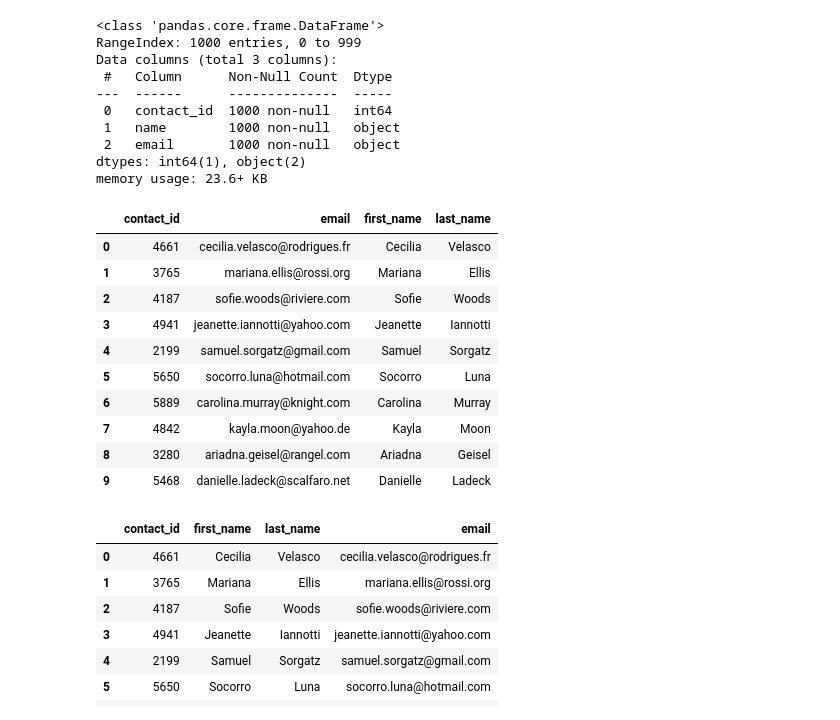
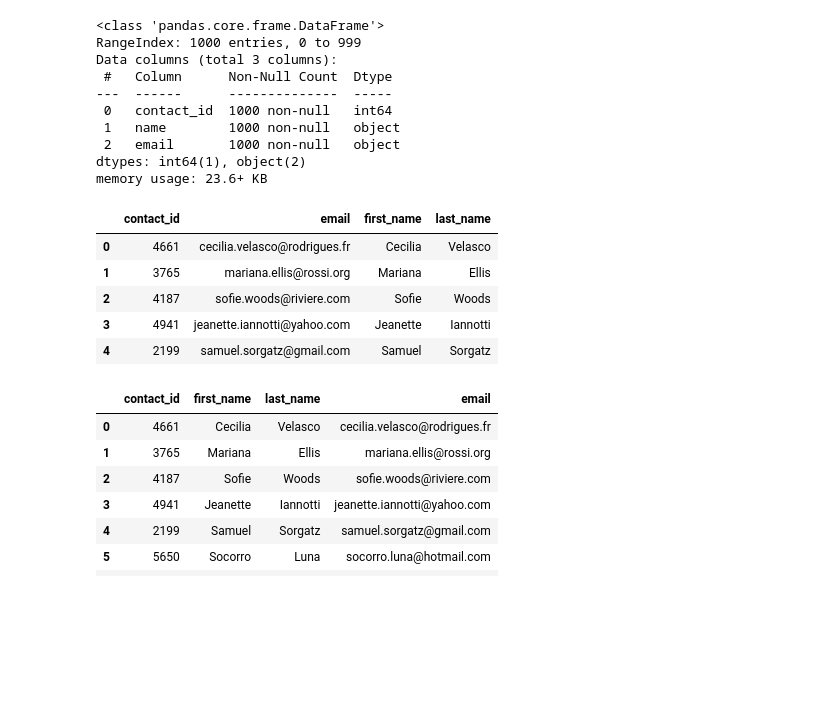
Before and after one commit to davidzigun/Crowdfunding_ETL, a Jupyter notebook: Starter_Files/Resources/ETL_Mini_Project_AMondal_DZigun.ipynb, the cells around one changed output. Saved outputs shown, nothing was run; the diff lists cells and outputs as text; code cells hidden in the pictures; blank space fills up the shorter version.

```diff
--- a/Starter_Files/Resources/ETL_Mini_Project_AMondal_DZigun.ipynb
+++ b/Starter_Files/Resources/ETL_Mini_Project_AMondal_DZigun.ipynb
@@ -287,8 +300,9 @@ campaign_cleaned.to_csv("Resources/campaign.csv", index=False)
 ### Extract the contacts.xlsx Data.
 # %%
 # Read the data into a Pandas DataFrame. Use the `header=2` parameter when reading in the data.
-contact_info_df = pd.read_excel('Resources/contacts.xlsx', header=2)
-contact_info_df.head()
+contact_info_df = pd.read_excel('../Resources/contacts.xlsx', header=3)
+contact_info_df.count()
+contact_info_df
 # %% [output]
 |  | contact_info |
 | 0 | {"contact_id": 4661, "name": "Cec... |
@@ -313,6 +334,10 @@ Then export the DataFrame as a `contacts.csv` CSV file.
 import json
 dict_values = []
 
+for i, row in contact_info_df.iterrows():
+    contact_info_dict = json.loads(row['contact_info'])
+    row_values = [v for k, v in contact_info_dict.items()]
+    dict_values.append(row_values)
 
 # Print out the list of values for each row.
 print(dict_values)
@@ -321,4 +346,16 @@ print(dict_values)
 # %%
 # Create a contact_info DataFrame and add each list of values, i.e., each row
 # to the 'contact_id', 'name', 'email' columns.
+dict_column_names = []
+
+for i, row in contact_info_df.iterrows():
+    contact_info_dict = json.loads(row['contact_info'])
+    columns = [k for k,v in contact_info_dict.items()]
+    dict_column_names.append(columns)
+
+# Print out the list of values for each row.
+print(dict_column_names[0])
+
+new_contact_df = pd.DataFrame(dict_values, columns=dict_column_names[0])
+new_contact_df.head()
 # %% [output]
@@ -343,20 +382,19 @@ dtypes: int64(1), object(2)
 memory usage: 23.6+ KB
 # %%
 # Create a "first"name" and "last_name" column with the first and last names from the "name" column.
+new_contact_df['first_name'] = new_contact_df['name'].str.split().str[0]
+new_contact_df['last_name'] = new_contact_df['name'].str.split().str[-1]
 
 
 # Drop the contact_name column
+new_contact_df.drop('name', axis=1, inplace=True)
+new_contact_df.head()
 # %% [output]
 |  | contact_id | email | first_name | last_name |
 | 0 | 4661 | cecilia.velasco@rodrigues.fr | Cecilia | Velasco |
 | 1 | 3765 | mariana.ellis@rossi.org | Mariana | Ellis |
 | 2 | 4187 | sofie.woods@riviere.com | Sofie | Woods |
 | 3 | 4941 | jeanette.iannotti@yahoo.com | Jeanette | Iannotti |
 | 4 | 2199 | samuel.sorgatz@gmail.com | Samuel | Sorgatz |
-| 5 | 5650 | socorro.luna@hotmail.com | Socorro | Luna |
-| 6 | 5889 | carolina.murray@knight.com | Carolina | Murray |
-| 7 | 4842 | kayla.moon@yahoo.de | Kayla | Moon |
-| 8 | 3280 | ariadna.geisel@rangel.com | Ariadna | Geisel |
-| 9 | 5468 | danielle.ladeck@scalfaro.net | Danielle | Ladeck |
 # %%
 # Reorder the columns
```
Also changed, not shown: parts of 22 cells of this notebook, 4 other files.
